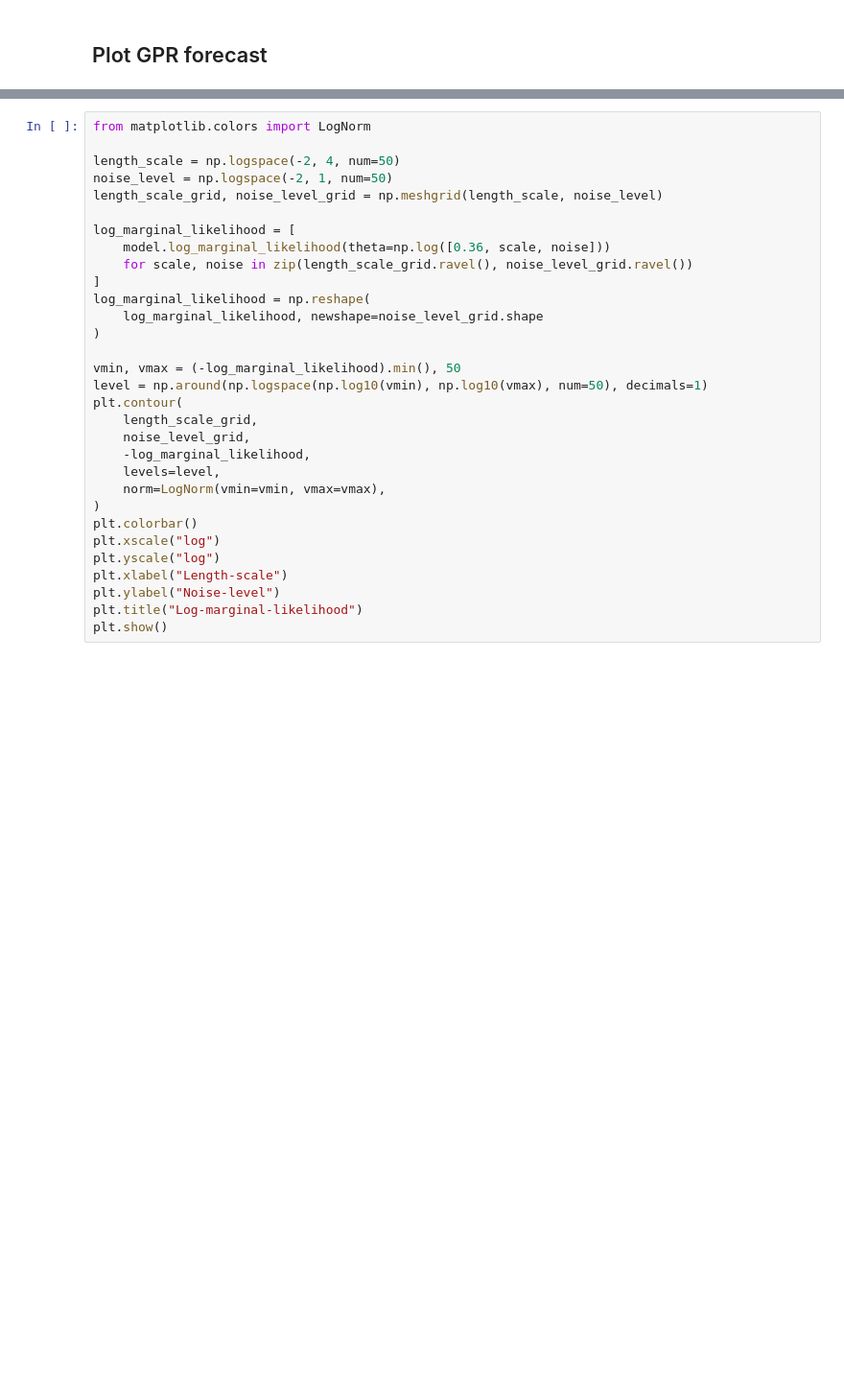
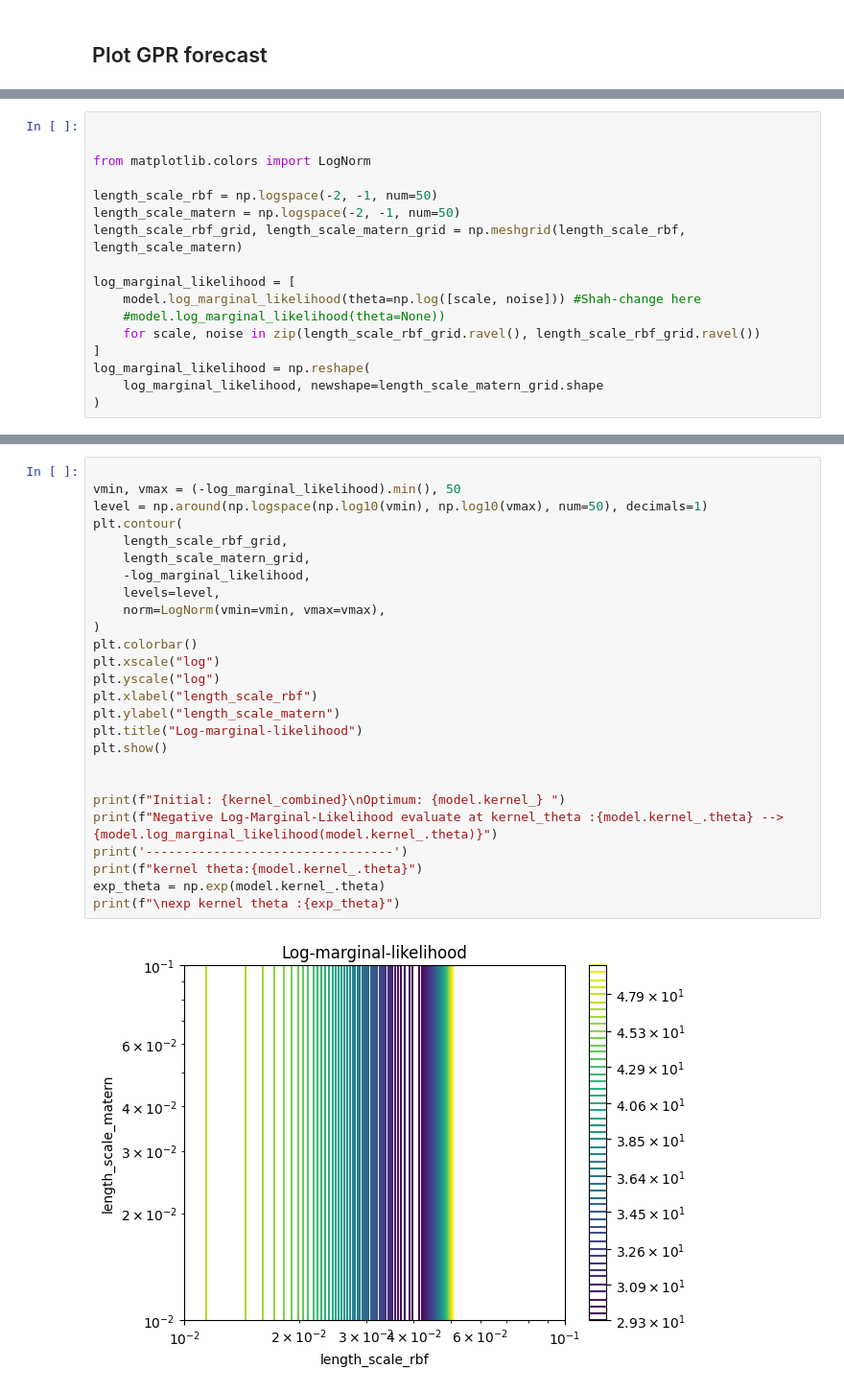
Before and after one commit to avetroque/nutrimatch, a Jupyter notebook: src/EDA.ipynb, the cells around one changed output, grey strips where cells are left out. Shown at 96% size. Saved outputs shown, nothing was run; the diff lists cells and outputs as text; blank space fills up the shorter version.

```diff
--- a/src/EDA.ipynb
+++ b/src/EDA.ipynb
@@ -664,0 +700,17 @@ model.log_marginal_likelihood()
+# %%
+
+
+from matplotlib.colors import LogNorm
+
+length_scale_rbf = np.logspace(-2, -1, num=50)
+length_scale_matern = np.logspace(-2, -1, num=50)
+length_scale_rbf_grid, length_scale_matern_grid = np.meshgrid(length_scale_rbf, length_scale_matern)
+
+log_marginal_likelihood = [
+    model.log_marginal_likelihood(theta=np.log([scale, noise])) #Shah-change here
+    #model.log_marginal_likelihood(theta=None))
+    for scale, noise in zip(length_scale_rbf_grid.ravel(), length_scale_rbf_grid.ravel())
+]
+log_marginal_likelihood = np.reshape(
+    log_marginal_likelihood, newshape=length_scale_matern_grid.shape
+)
@@ -665,32 +719,28 @@ model.log_marginal_likelihood()
 # %%
-from matplotlib.colors import LogNorm
-
-length_scale = np.logspace(-2, 4, num=50)
-noise_level = np.logspace(-2, 1, num=50)
-length_scale_grid, noise_level_grid = np.meshgrid(length_scale, noise_level)
-
-log_marginal_likelihood = [
-    model.log_marginal_likelihood(theta=np.log([0.36, scale, noise]))
-    for scale, noise in zip(length_scale_grid.ravel(), noise_level_grid.ravel())
-]
-log_marginal_likelihood = np.reshape(
-    log_marginal_likelihood, newshape=noise_level_grid.shape
-)
 
 vmin, vmax = (-log_marginal_likelihood).min(), 50
 level = np.around(np.logspace(np.log10(vmin), np.log10(vmax), num=50), decimals=1)
 plt.contour(
-    length_scale_grid,
-    noise_level_grid,
+    length_scale_rbf_grid,
+    length_scale_matern_grid,
     -log_marginal_likelihood,
     levels=level,
     norm=LogNorm(vmin=vmin, vmax=vmax),
 )
 plt.colorbar()
 plt.xscale("log")
 plt.yscale("log")
-plt.xlabel("Length-scale")
-plt.ylabel("Noise-level")
+plt.xlabel("length_scale_rbf")
+plt.ylabel("length_scale_matern")
 plt.title("Log-marginal-likelihood")
 plt.show()
+
+
+print(f"Initial: {kernel_combined}\nOptimum: {model.kernel_} ")
+print(f"Negative Log-Marginal-Likelihood evaluate at kernel_theta :{model.kernel_.theta} -->{model.log_marginal_likelihood(model.kernel_.theta)}")
+print('---------------------------------')
+print(f"kernel theta:{model.kernel_.theta}")
+exp_theta = np.exp(model.kernel_.theta)
+print(f"\nexp kernel theta :{exp_theta}")
 # %% [output]
+[figure, added]
```
Also changed, not shown: parts of 13 cells of this notebook, 6 other files.
